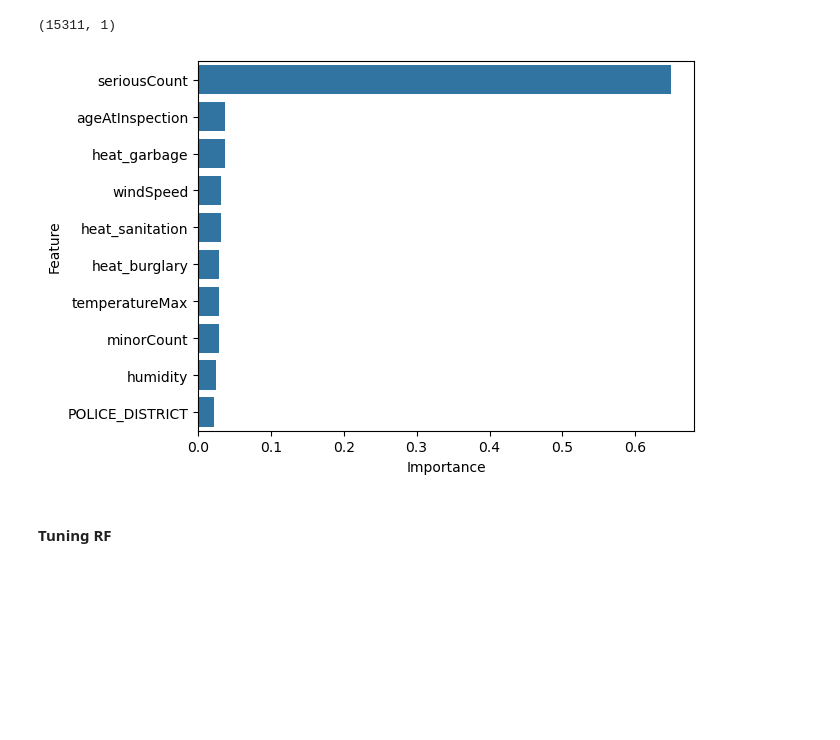
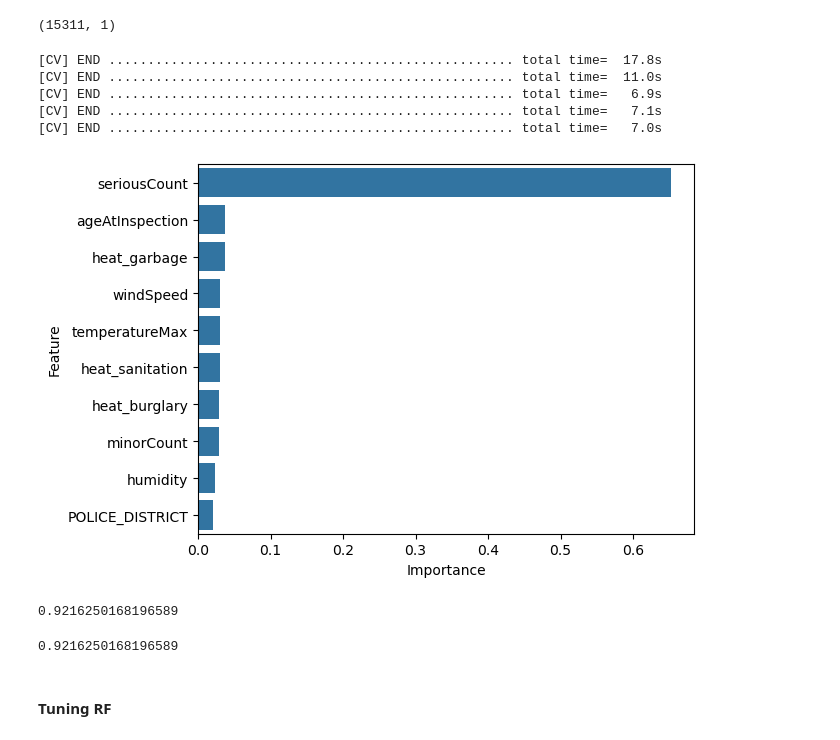
Before and after one commit to nereidagra/Computational-Social-Science-Projects, a Jupyter notebook: Project 3/Project 3 Students.ipynb, the cells around one changed output. Drawn from its saved outputs; the diff is of its cells as text; code cells hidden in the pictures; blank space fills up the shorter version.

```diff
--- a/Project 3/Project 3 Students.ipynb
+++ b/Project 3/Project 3 Students.ipynb
@@ -402,34 +369,44 @@ rf_classifier = RandomForestClassifier(
                        random_state = 10)             # random seed
 
 # specify cross-validation
-# NH: trained model to give output of scores
 scores = cross_val_score(rf_classifier,
-                         X_train,
-                         y_train.ravel(), # Seems like .ravel this is necessary given the shape of our data
-                         cv=5)
-
-# calculate the average score across models
-# NH: goal is to increase this accuracy score
-scores.mean()
-
-# fit the random forest on data to get feature importance
-# NH: now fitting on X to make prediction -- separate thing. the above only works in cross val score function
-rf_classifier.fit(X_train, y_train.ravel())
-
-# import library
-import seaborn as sns
-
-# create feature importance dataframe NH: this is not to coming  score above
-feat_importances = pd.concat([pd.DataFrame(X_train.columns),pd.DataFrame(np.transpose(rf_classifier.feature_importances_))], axis = 1)
-feat_importances.columns = ["Feature", "Importance"]
-
-# plot
-sns.barplot(x = "Importance",
-            y = "Feature",
-            data = feat_importances.nlargest(10, 'Importance')) # identify the 10 most important features
-plt.show()
+                         X,
+                         y.ravel(), # Seems like .ravel this is necessary given the shape of our data
+                         cv=5,
+                        verbose=2)
 # %% [output]
-[figure, removed]
+[CV] END .................................................... total time=  17.8s
+[CV] END .................................................... total time=  11.0s
+[CV] END .................................................... total time=   6.9s
+[CV] END .................................................... total time=   7.1s
+[CV] END .................................................... total time=   7.0s
+# %%
+# fit the random forest on data to get feature importance
+rf_classifier.fit(X, y.ravel())
+
+# import library
+import seaborn as sns
+
+# create feature importance dataframe NH: this is not to coming  score above
+feat_importances = pd.concat([pd.DataFrame(X.columns),pd.DataFrame(np.transpose(rf_classifier.feature_importances_))], axis = 1)
+feat_importances.columns = ["Feature", "Importance"]
+
+# plot
+sns.barplot(x = "Importance",
+            y = "Feature",
+            data = feat_importances.nlargest(10, 'Importance')) # identify the 10 most important features
+plt.show()
+
+# calculate the average score across models
+print(scores.mean())
+# %% [output]
+[figure, added]
+0.9216250168196589
+# %%
+#cross validation score is very high, I wonder
+print(scores.mean())
+# %% [output]
+0.9216250168196589
 # %% [markdown]
 #### Tuning RF
 # %%
```
Also changed, not shown: parts of 32 cells of this notebook, 1 other file.
